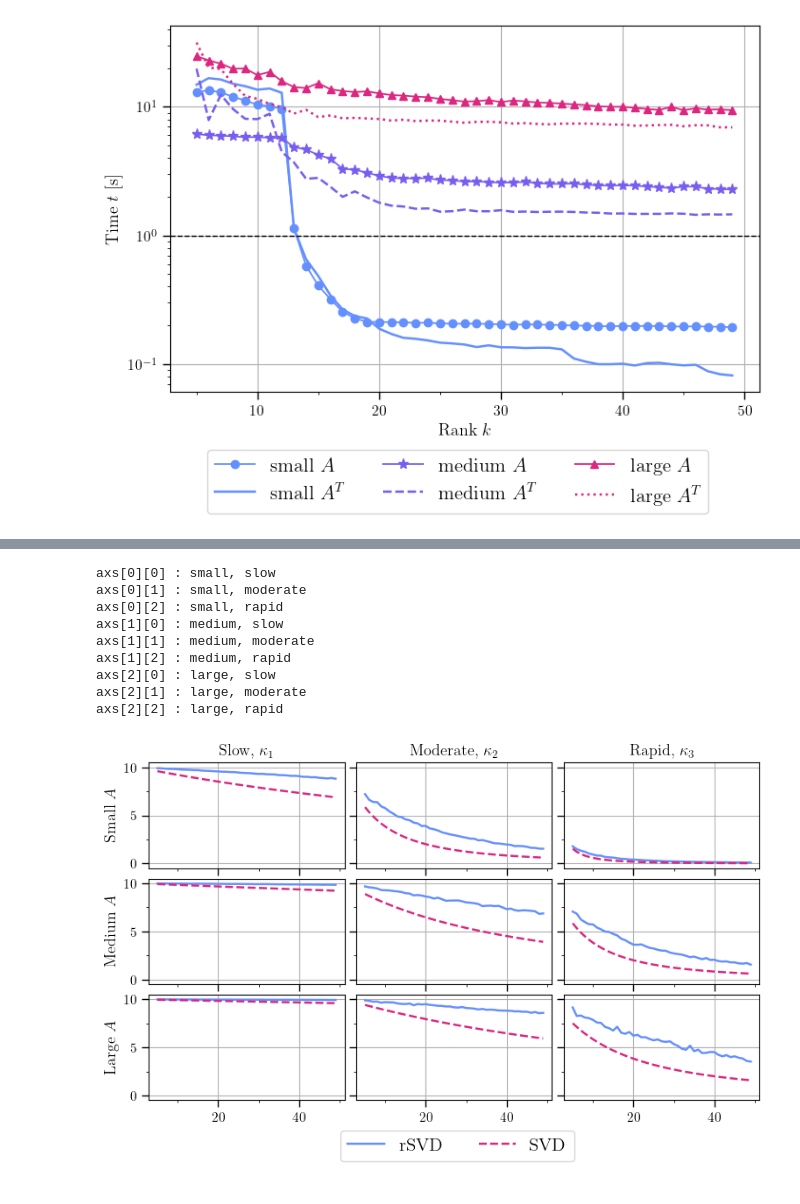
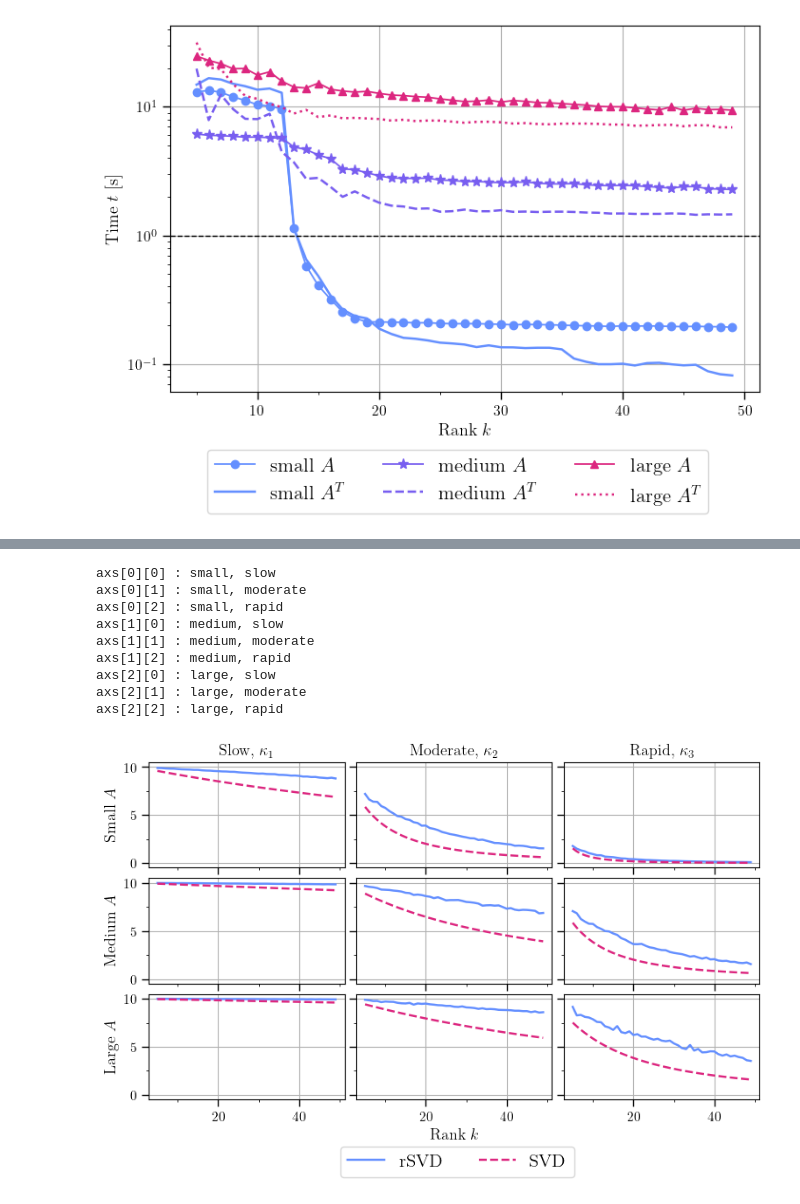
Before and after one commit to EliasSev/randomized-svd-paper, a Jupyter notebook: notebooks/generate_figures.ipynb, the cells around one changed output, grey strips where cells are left out. Saved outputs shown, nothing was run; the diff lists cells and outputs as text; code cells hidden in the pictures.

```diff
--- a/notebooks/generate_figures.ipynb
+++ b/notebooks/generate_figures.ipynb
@@ -448,3 +452,10 @@ def plot_all_speedups(results_all, fig_name=None):
 plot_all_speedups(results_all, "speedups_all.png")
 # %% [output]
 [figure]
+# %%
+speedup_wide_vs_tall = {}
+for size in results_all.keys():
+    times = results_all[size]
+    print(list(times.keys()))
+    speedup = times['t rsvdT'] / times['t rsvd']  # shape (3, nr, nk)
+    speedup_wide_vs_tall[size] = speedup.mean(axis=(0, 1))
@@ -487,37 +547,37 @@ for i, size in enumerate(('small', 'medium', 'large')):
         ax.grid(True)
 
 
-#axs[2][1].set_xlabel(r'Rank $k$', fontsize=13)
+axs[2][1].set_xlabel(r'Rank $k$', fontsize=13)
 
 axs[0][0].set_title(r"Slow, $\kappa_1$", fontsize=13)
 axs[0][1].set_title(r"Moderate, $\kappa_2$", fontsize=13)
 axs[0][2].set_title(r"Rapid, $\kappa_3$", fontsize=13)
 
 axs[0][0].set_ylabel(r"Small $A$", fontsize=13)
 axs[1][0].set_ylabel(r"Medium $A$", fontsize=13)
 axs[2][0].set_ylabel(r"Large $A$", fontsize=13)
 
 # Custom labels
 handles, labels = [], []
 h1, l1 = make_line_marker_legend_handle(c=colors2[0], lw=1.75, label='rSVD')
 h2, l2 = make_line_marker_legend_handle(c=colors2[1], lw=1.75, ls='--', label='SVD')
 handles.extend([h1, h2]); labels.extend([l1, l2])
 
 
 axs[2][1].legend(
     handles=handles, labels=labels,
-    loc='upper right', ncols=2, bbox_to_anchor=(1.16, -0.2))
+    loc='upper right', ncols=2, bbox_to_anchor=(1.16, -0.36))
 plt.subplots_adjust(wspace=0.06, hspace=0.1)
 plt.savefig(fig_path + "errors_raw.png", dpi=300, bbox_inches='tight')
 plt.show()
 # %% [output]
 axs[0][0] : small, slow
 axs[0][1] : small, moderate
 axs[0][2] : small, rapid
 axs[1][0] : medium, slow
 axs[1][1] : medium, moderate
 axs[1][2] : medium, rapid
 axs[2][0] : large, slow
 axs[2][1] : large, moderate
 axs[2][2] : large, rapid
-[figure, old version]
+[figure, new version]
```
Also changed, not shown: parts of 6 cells of this notebook, 1 other file.
